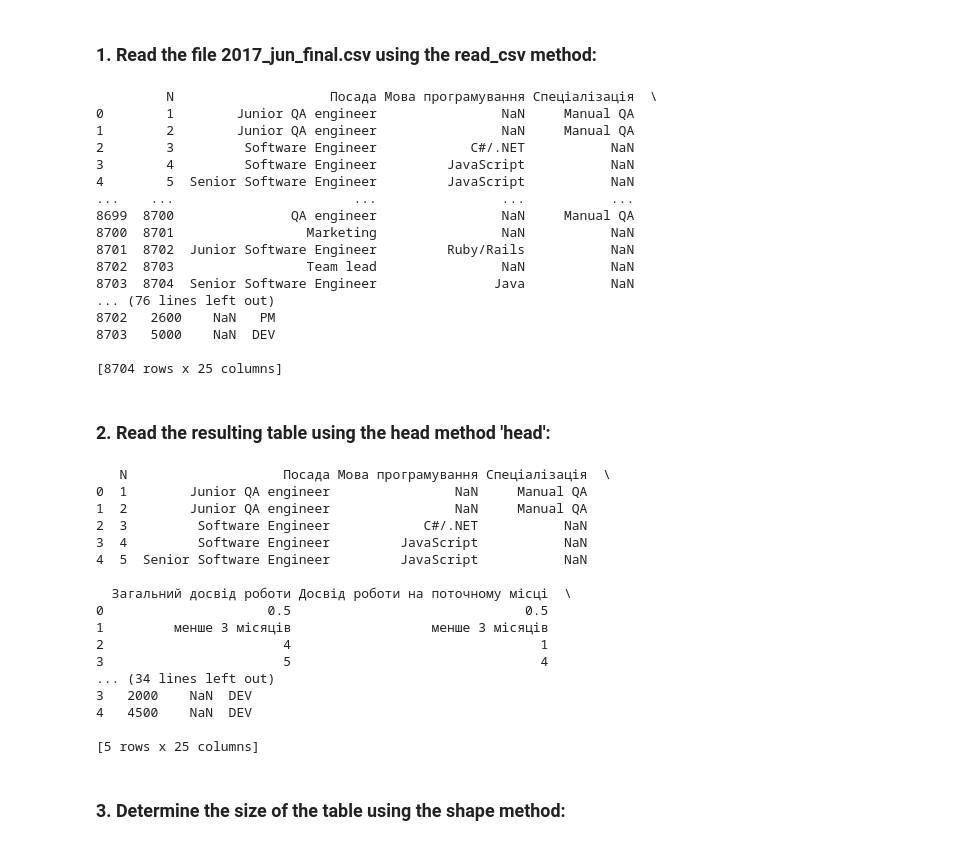
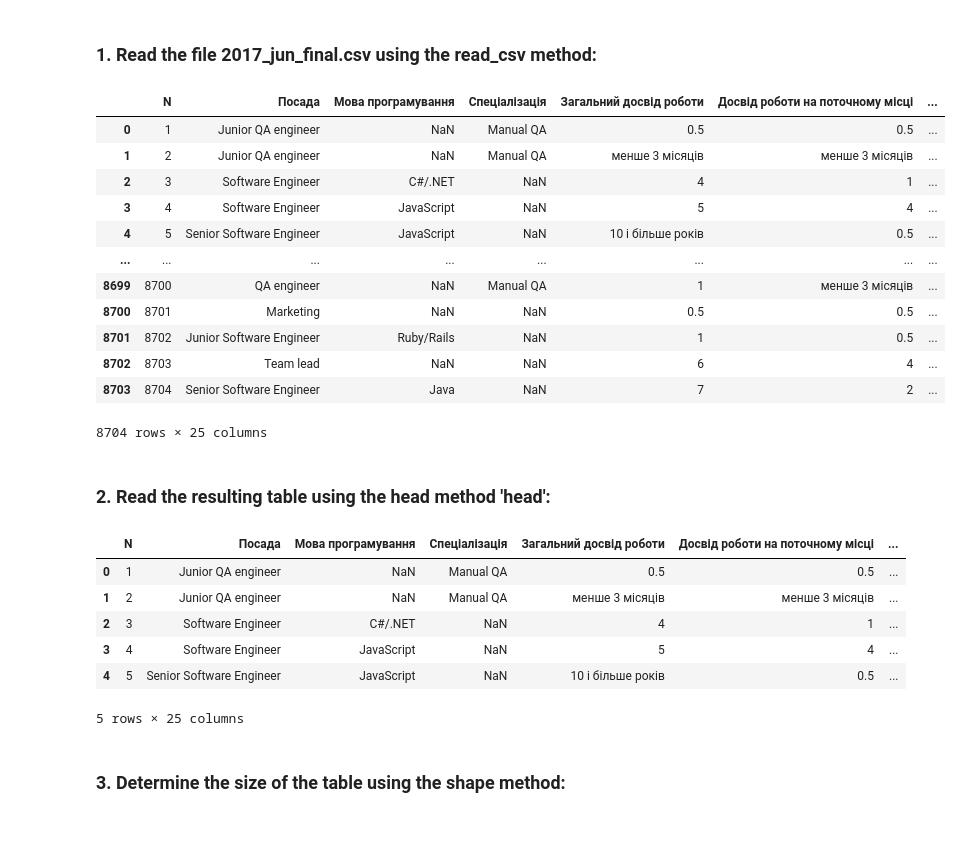
Before and after one commit to legendarym4x/Data_Science, a Jupyter notebook: 2 Learning Pandas and Matplotlib/Hw2.2.ipynb, the cells around one changed output. Cells and saved outputs as stored; diff of their text form; code cells hidden in the pictures.

```diff
--- a/2 Learning Pandas and Matplotlib/Hw2.2.ipynb
+++ b/2 Learning Pandas and Matplotlib/Hw2.2.ipynb
@@ -5,48 +5,34 @@
 # %%
 import pandas as pd
 
 jun = pd.read_csv("2017_jun_final.csv")
-print(jun)
+jun
 # %% [output]
+|  | N | Посада | Мова програмування | Спеціалізація | Загальний досвід роботи | Досвід роботи на поточному місці | ... |
+| 0 | 1 | Junior QA engineer | NaN | Manual QA | 0.5 | 0.5 | ... |
+| 1 | 2 | Junior QA engineer | NaN | Manual QA | менше 3 місяців | менше 3 місяців | ... |
+| 2 | 3 | Software Engineer | C#/.NET | NaN | 4 | 1 | ... |
+| 3 | 4 | Software Engineer | JavaScript | NaN | 5 | 4 | ... |
+| 4 | 5 | Senior Software Engineer | JavaScript | NaN | 10 і більше років | 0.5 | ... |
+| ... | ... | ... | ... | ... | ... | ... | ... |
+| 8699 | 8700 | QA engineer | NaN | Manual QA | 1 | менше 3 місяців | ... |
+| 8700 | 8701 | Marketing | NaN | NaN | 0.5 | 0.5 | ... |
+| 8701 | 8702 | Junior Software Engineer | Ruby/Rails | NaN | 1 | 0.5 | ... |
+| 8702 | 8703 | Team lead | NaN | NaN | 6 | 4 | ... |
+| 8703 | 8704 | Senior Software Engineer | Java | NaN | 7 | 2 | ... |
-         N                    Посада Мова програмування Спеціалізація  \
-0        1        Junior QA engineer                NaN     Manual QA
-1        2        Junior QA engineer                NaN     Manual QA
-2        3         Software Engineer            C#/.NET           NaN
-3        4         Software Engineer         JavaScript           NaN
-4        5  Senior Software Engineer         JavaScript           NaN
-...    ...                       ...                ...           ...
-8699  8700               QA engineer                NaN     Manual QA
-8700  8701                 Marketing                NaN           NaN
-8701  8702  Junior Software Engineer         Ruby/Rails           NaN
-8702  8703                 Team lead                NaN           NaN
-8703  8704  Senior Software Engineer               Java           NaN
-... (76 lines left out)
-8702   2600    NaN   PM
-8703   5000    NaN  DEV
-
-[8704 rows x 25 columns]
+8704 rows × 25 columns
 # %% [markdown]
 ### 2. Read the resulting table using the head method 'head':
 # %%
-print(jun.head())
+jun.head()
 # %% [output]
+|  | N | Посада | Мова програмування | Спеціалізація | Загальний досвід роботи | Досвід роботи на поточному місці | ... |
+| 0 | 1 | Junior QA engineer | NaN | Manual QA | 0.5 | 0.5 | ... |
+| 1 | 2 | Junior QA engineer | NaN | Manual QA | менше 3 місяців | менше 3 місяців | ... |
+| 2 | 3 | Software Engineer | C#/.NET | NaN | 4 | 1 | ... |
+| 3 | 4 | Software Engineer | JavaScript | NaN | 5 | 4 | ... |
+| 4 | 5 | Senior Software Engineer | JavaScript | NaN | 10 і більше років | 0.5 | ... |
-   N                    Посада Мова програмування Спеціалізація  \
-0  1        Junior QA engineer                NaN     Manual QA
-1  2        Junior QA engineer                NaN     Manual QA
-2  3         Software Engineer            C#/.NET           NaN
-3  4         Software Engineer         JavaScript           NaN
-4  5  Senior Software Engineer         JavaScript           NaN
-
-  Загальний досвід роботи Досвід роботи на поточному місці  \
-0                     0.5                              0.5
-1         менше 3 місяців                  менше 3 місяців
-2                       4                                1
-3                       5                                4
-... (34 lines left out)
-3   2000    NaN  DEV
-4   4500    NaN  DEV
-
-[5 rows x 25 columns]
+5 rows × 25 columns
 # %% [markdown]
 ### 3. Determine the size of the table using the shape method:
 # %%
```
Also changed, not shown: parts of 3 cells of this notebook, 1 other file.
